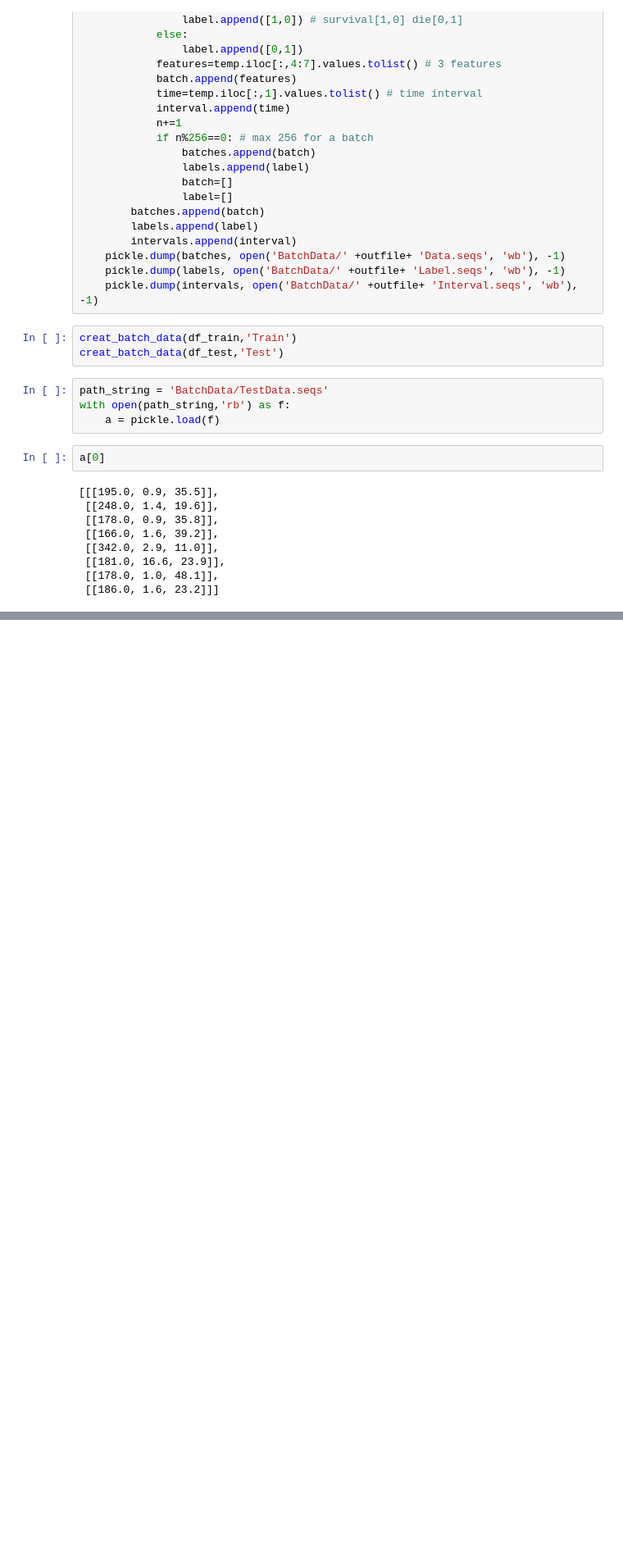
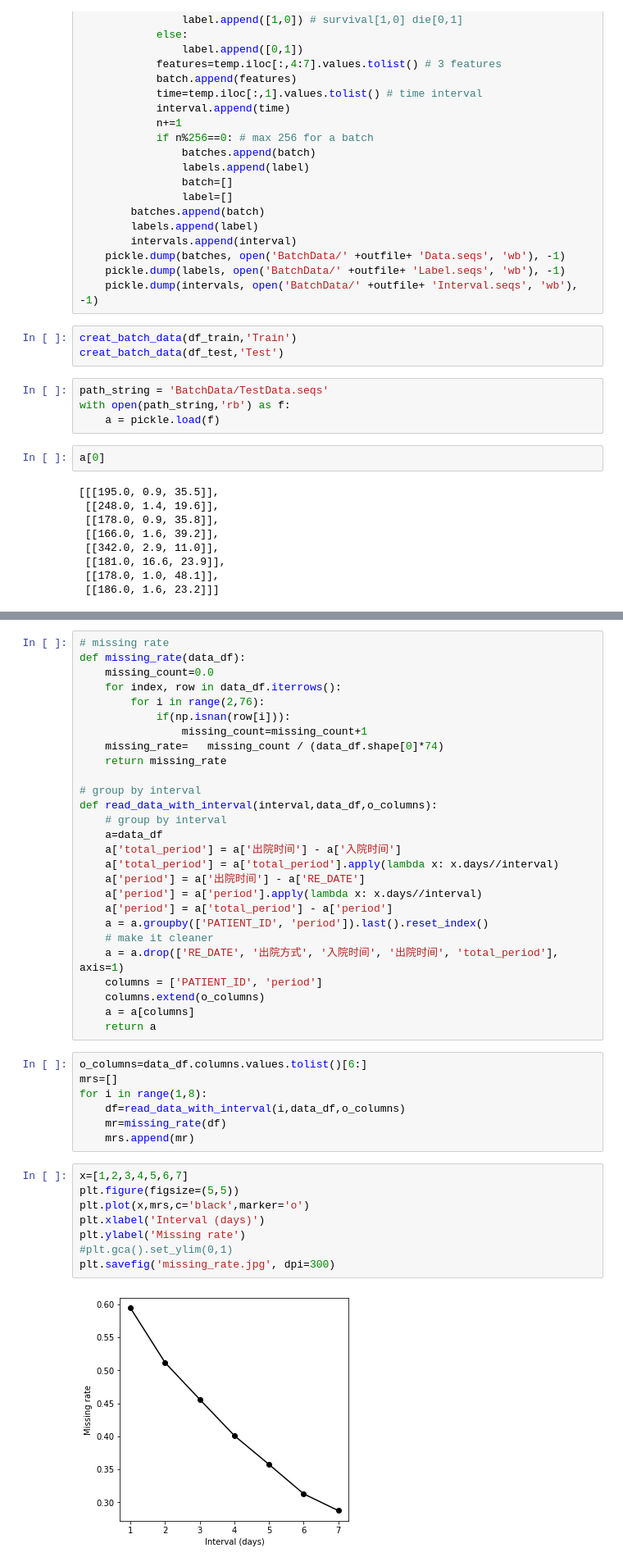
Before and after one commit to hsd1503/covid19_rnn, a Jupyter notebook: DataProcess.ipynb, the cells around one changed output, grey strips where cells are left out. Shown at 82% size. Cells and saved outputs as stored; diff of their text form; blank space fills up the shorter version.

```diff
--- a/DataProcess.ipynb
+++ b/DataProcess.ipynb
@@ -139,0 +223,44 @@ a[0]
+# %%
+# missing rate
+def missing_rate(data_df):
+    missing_count=0.0
+    for index, row in data_df.iterrows():
+        for i in range(2,76):
+            if(np.isnan(row[i])):
+                missing_count=missing_count+1
+    missing_rate=   missing_count / (data_df.shape[0]*74)
+    return missing_rate
+
+# group by interval
+def read_data_with_interval(interval,data_df,o_columns):
+    # group by interval
+    a=data_df
+    a['total_period'] = a['出院时间'] - a['入院时间']
+    a['total_period'] = a['total_period'].apply(lambda x: x.days//interval)
+    a['period'] = a['出院时间'] - a['RE_DATE']
+    a['period'] = a['period'].apply(lambda x: x.days//interval)
+    a['period'] = a['total_period'] - a['period']
+    a = a.groupby(['PATIENT_ID', 'period']).last().reset_index()
+    # make it cleaner
+    a = a.drop(['RE_DATE', '出院方式', '入院时间', '出院时间', 'total_period'], axis=1)
+    columns = ['PATIENT_ID', 'period']
+    columns.extend(o_columns)
+    a = a[columns]
+    return a
+# %%
+o_columns=data_df.columns.values.tolist()[6:]
+mrs=[]
+for i in range(1,8):
+    df=read_data_with_interval(i,data_df,o_columns)
+    mr=missing_rate(df)
+    mrs.append(mr)
+# %%
+x=[1,2,3,4,5,6,7]
+plt.figure(figsize=(5,5))
+plt.plot(x,mrs,c='black',marker='o')
+plt.xlabel('Interval (days)')
+plt.ylabel('Missing rate')
+#plt.gca().set_ylim(0,1)
+plt.savefig('missing_rate.jpg', dpi=300)
+# %% [output]
+[figure, added]
```
Also changed, not shown: parts of 9 cells of this notebook.
